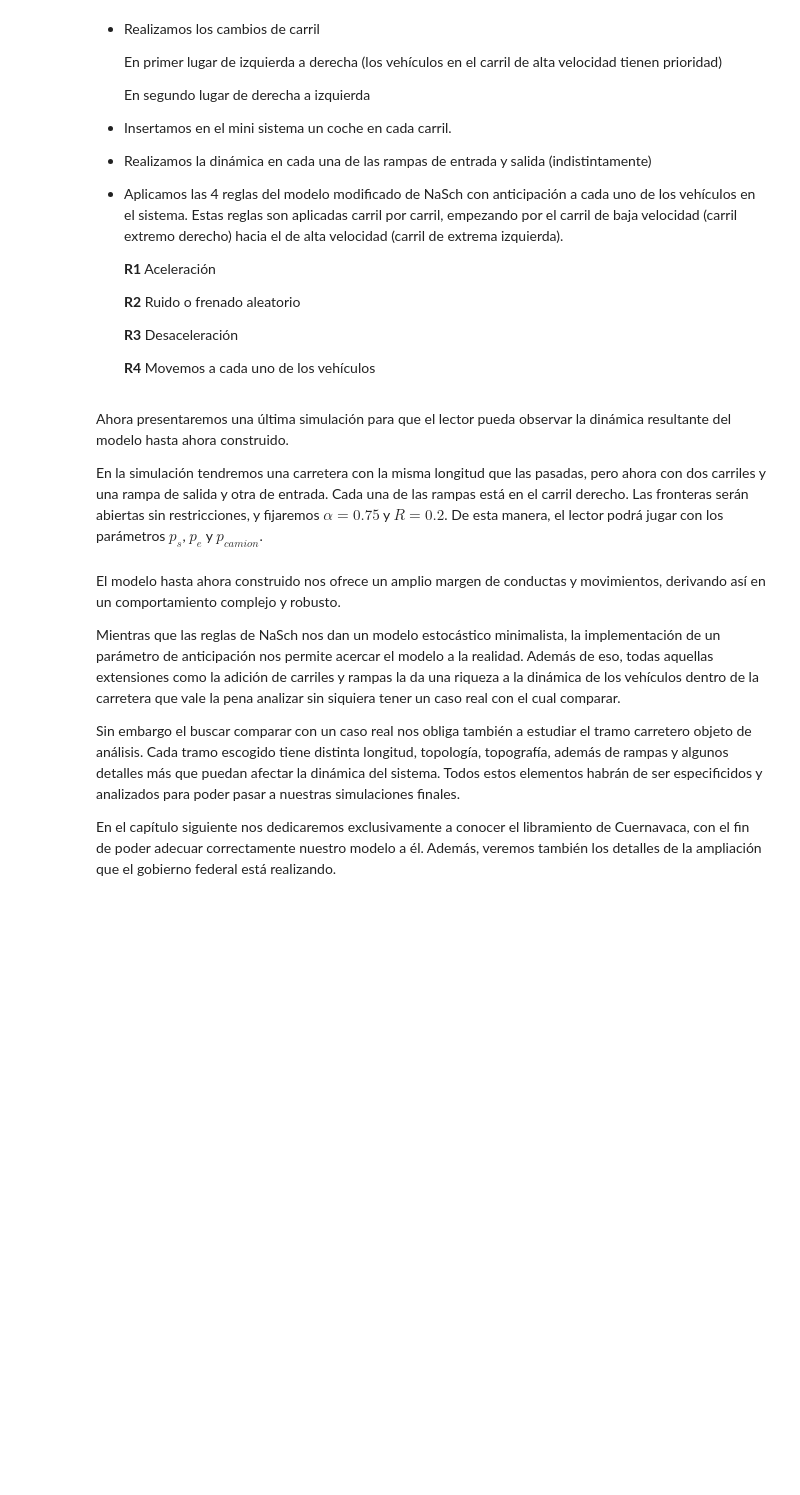
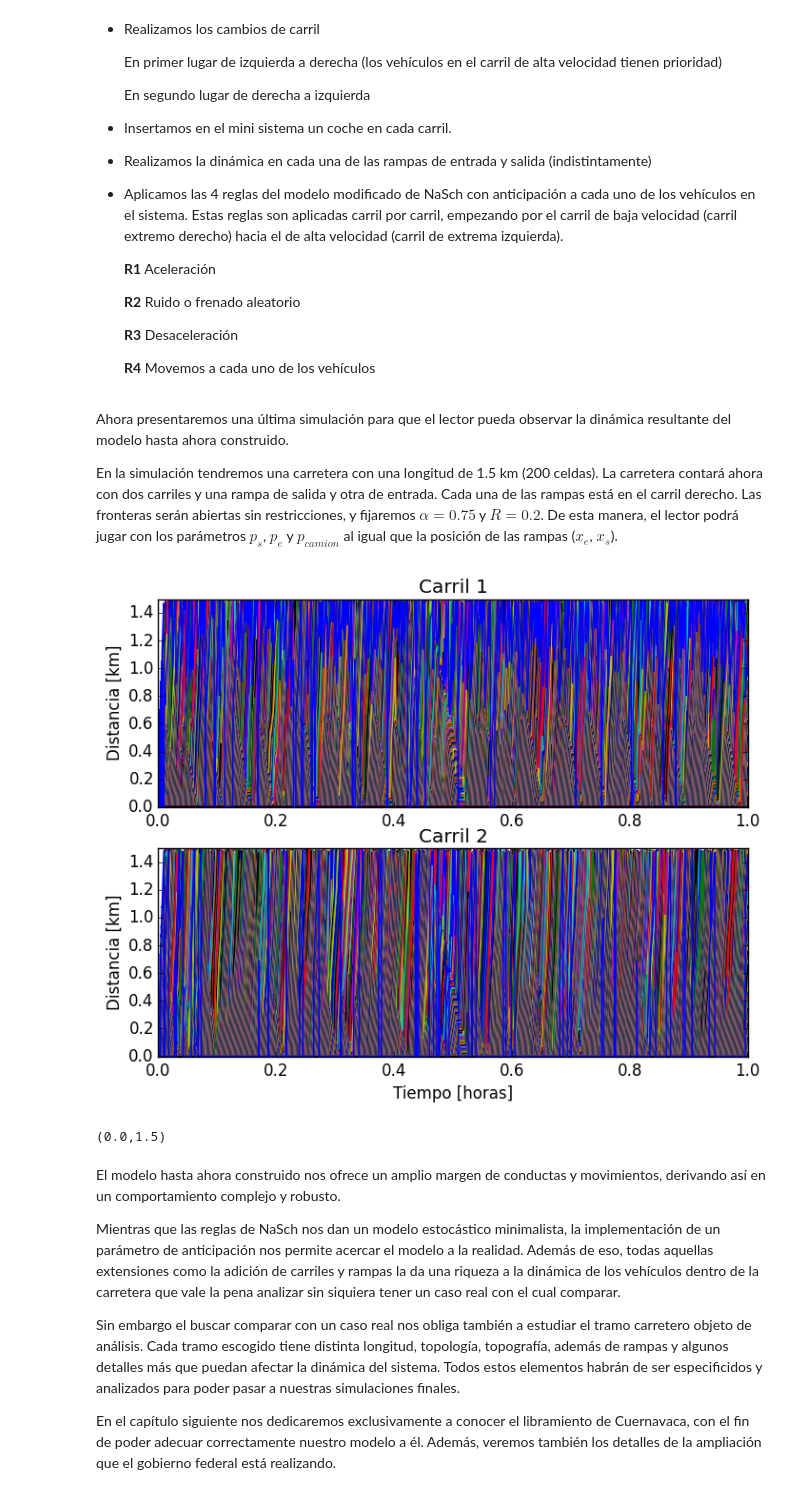
Before and after one commit to LeonardoCastro/Cambios-de-fase, a Jupyter notebook: Escrito/3 - Modelo.ipynb, the cells around one changed output. Drawn from its saved outputs; the diff is of its cells as text; code cells hidden in the pictures; blank space fills up the shorter version.

```diff
--- a/Escrito/3 - Modelo.ipynb
+++ b/Escrito/3 - Modelo.ipynb
@@ -395,4 +395,4 @@ A cada paso de tiempo $t$:
 # %% [markdown]
 Ahora presentaremos una última simulación para que el lector pueda observar la dinámica resultante del modelo hasta ahora construido.
 
-En la simulación tendremos una carretera con la misma longitud que las pasadas, pero ahora con dos carriles y una rampa de salida y otra de entrada. Cada una de las rampas está en el carril derecho. Las fronteras serán abiertas sin restricciones, y fijaremos $\alpha=0.75$ y $R=0.2$. De esta manera, el lector podrá jugar con los parámetros $p_s$, $p_e$ y $p_{camion}$.
+En la simulación tendremos una carretera con una longitud de 1.5 km (200 celdas). La carretera contará ahora con dos carriles y una rampa de salida y otra de entrada. Cada una de las rampas está en el carril derecho. Las fronteras serán abiertas sin restricciones, y fijaremos $\alpha=0.75$ y $R=0.2$. De esta manera, el lector podrá jugar con los parámetros $p_s$, $p_e$ y $p_{camion}$ al igual que la posición de las rampas ($x_e$, $x_s$).
@@ -406,3 +399,17 @@ En la simulación tendremos una carretera con la misma longitud que las pasadas,
+# %%
+# Para que esta simulación funcione, hay que importar primero los paquetes
+# que se encuentran al inicio del capítulo.
+# La simulación se realiza via la función Modelo_2D
+# Los primeros dos argumentos son x_e y x_s en celdas
+# Los siguientes tres son p_camion, p_e y p_s, siendo estos 0.≤ y ≤1.
+# También encontramos los kwargs anteriores, xlim1 e ylim1 para el carril 1, xlim2 e ylim2 para el carril2.
+# [xlim] = horas, [ylim] = km. Recordamos que cada celda = 7.5m
+
+xin = 70; xout = 140; p = 0.01; p_e = 0.1; p_s = 0.1
+Modelo_2D(xin, xout, p, p_e, p_s)
+# %% [output]
+[figure, added]
+(0.0,1.5)
 # %% [markdown]
 El modelo hasta ahora construido nos ofrece un amplio margen de conductas y movimientos, derivando así en un comportamiento complejo y robusto.
 
```
Also changed, not shown: parts of 3 cells of this notebook.
